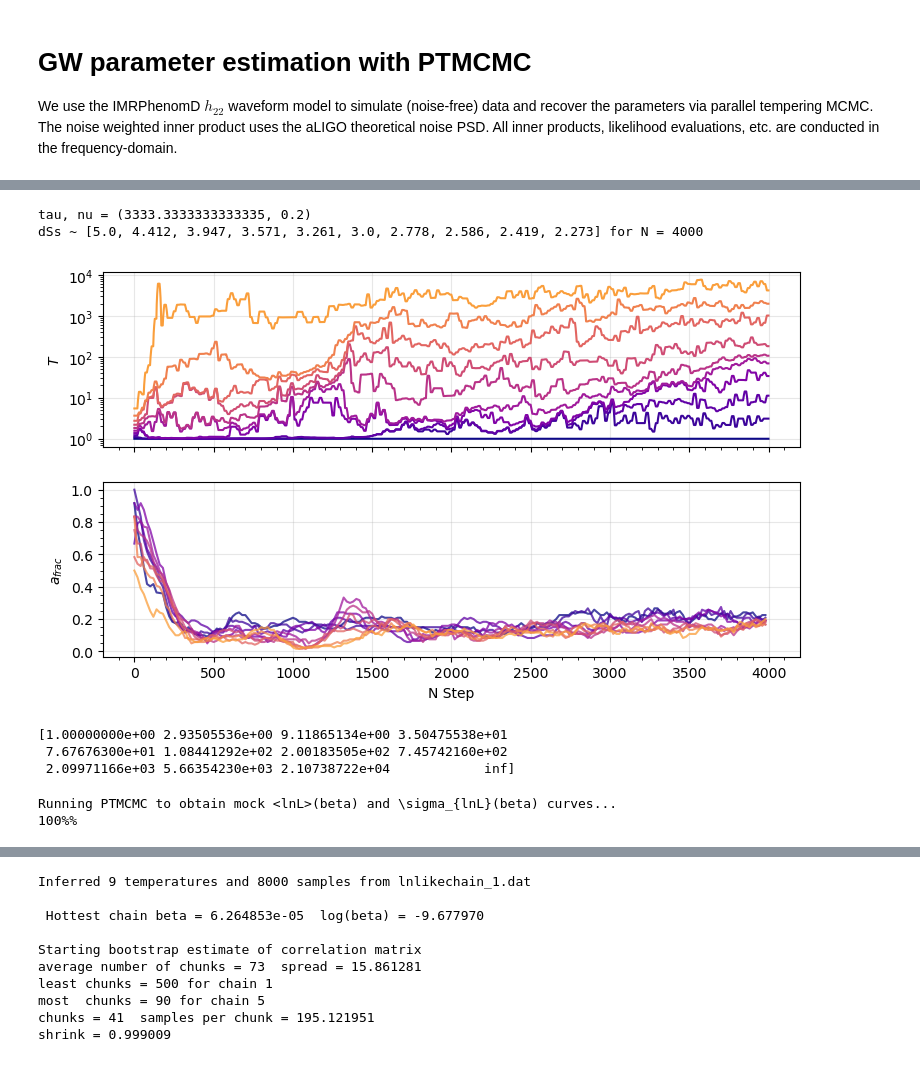
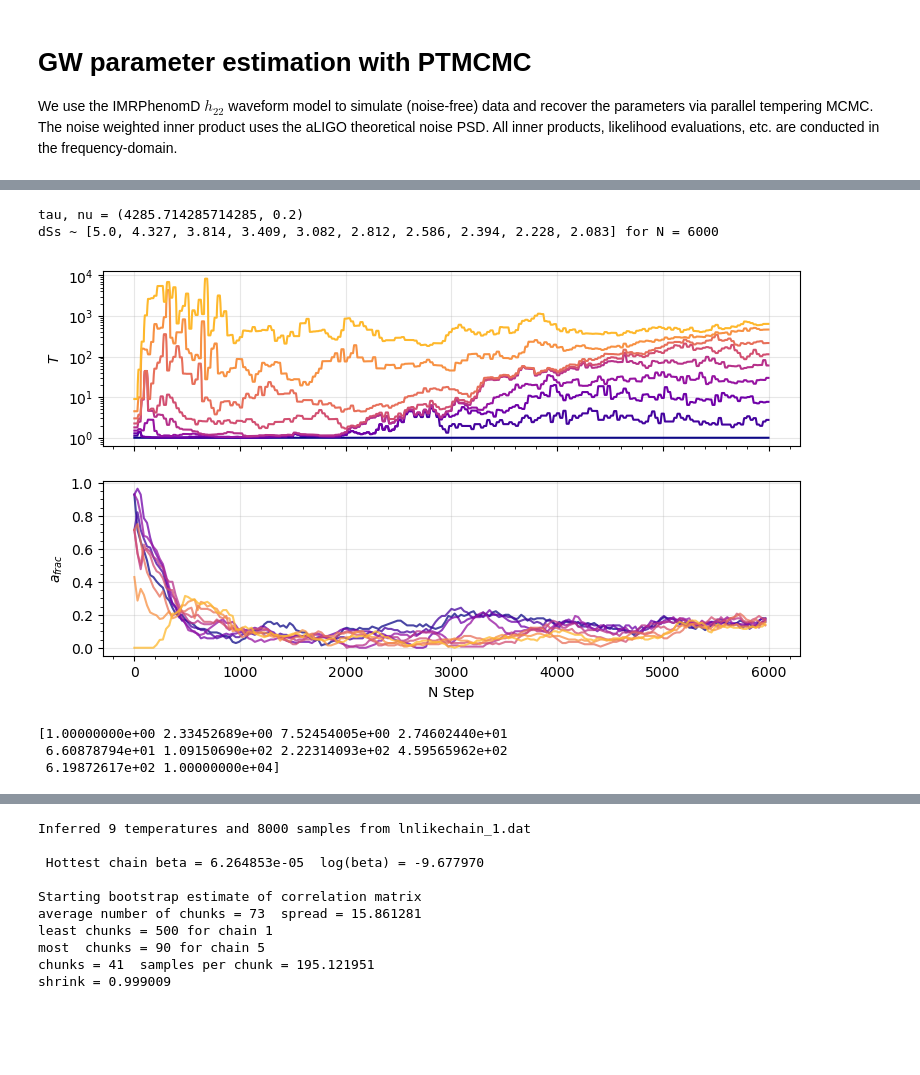
Before and after one commit to jimmy-gw/GWTails_ParameterEstimation, a Jupyter notebook: TAILSvsNOTAILS_MCMC.ipynb, the cells around one changed output, grey strips where cells are left out. Saved outputs shown, nothing was run; the diff lists cells and outputs as text; code cells hidden in the pictures; blank space fills up the shorter version.

```diff
--- a/TAILSvsNOTAILS_MCMC.ipynb
+++ b/TAILSvsNOTAILS_MCMC.ipynb
@@ -40,7 +26,7 @@ from matplotlib import colormaps
 ndim_ = wg.ndim
 nw = ndim_ * 2 # number of walkers per ensemble (2x ndim is a good rule of thumb)
 
-setup = (12, nw, 200, 20)
+setup = (10, nw, 200, 30)
 ntemps, nwalkers, nsweeps, nsteps = setup
 
 # Define adaptation parameters according to approximations in Vousden et al 2016 [doi:10.1093/mnras/stv2422]
@@ -59,21 +45,20 @@ print(f'tau, nu = {tau,nu}\ndSs ~ {[round(float(1/nu*(tau/(t+tau))),3) for t in
 # ^^ To optimize (if reddemcee doesn't already support the ability to change # of chains during adaptation),
 # loop ALL of this through a range of ntemps and analyze the results (Tmax, T0, etc.) to find the best one
 
-
-### Create PTSampler object
+## Create PTSampler object
 from likelihood import fast_lnprior as logprior
 from likelihood import loglike_untempered_unsuppressed as loglike
 
 sampler = reddemcee.PTSampler(nwalkers, ndim_, loglike, logprior,
-                              betas=np.linspace(1, 1e-5, ntemps), # Keep min beta at a small finite number to avoid divide-by-zero errors later
+                              betas=np.linspace(1, 1e-4, ntemps), # Keep min beta at a small finite number to avoid divide-by-zero errors later
                               adapt_tau=tau,
                               adapt_nu=nu,
                               adapt_mode='SAR')
 
 silent = sampler.run_mcmc(p0, nsweeps, nsteps, progress=True)
 # %% [output]
-tau, nu = (3333.3333333333335, 0.2)
-dSs ~ [5.0, 4.412, 3.947, 3.571, 3.261, 3.0, 2.778, 2.586, 2.419, 2.273] for N = 4000
+tau, nu = (4285.714285714285, 0.2)
+dSs ~ [5.0, 4.327, 3.814, 3.409, 3.082, 2.812, 2.586, 2.394, 2.228, 2.083] for N = 6000
 # %%
 ## Helper functions to olot adaptation of temperatures and acceptance rates
 cmap_plasma = colormaps['plasma']
@@ -94,48 +79,41 @@ def plot_betas_ratios(sampler, setup):
 
     fig, axes = plt.subplots(2, 1, figsize=(9, 5), sharex=True)
 
-    for t in range(setup[0]-2):
+    for t in range(setup[0]-1):# -2):
         # PLOT BETAS
         y_bet = bh[t]
         axes[0].plot(running(1/y_bet), c=colors[t])
 
         # PLOT TS_ACCEPTANCE
         x0 = np.arange(setup[2]) * setup[3]
         y_tsw = running(rh[:, t])
         axes[1].plot(x0, y_tsw, alpha=0.75, color=colors[t])
 
     # plot options
     axes[0].set_ylabel(r"$T$")
     axes[1].set_ylabel(r"$a_{frac}$")
     axes[1].set_xlabel("N Step")
     #axes[0].set_xscale('log')
     axes[0].set_yscale('log')
     axes[0].grid(alpha=0.3)
     axes[1].grid(alpha=0.3)
     axes[0].minorticks_on()
     axes[1].minorticks_on()
 
 
     plt.show()
 
 plot_betas_ratios(sampler, setup)
 
 ### Collect temperature ladder
 # Get betas
 adapted_betas=sampler.get_betas()
 adapted_betas=adapted_betas[:,np.shape(adapted_betas)[1]-100:] # Cut off everything but the last 100 steps, when the temps are converged on Pacc~0.2
 adapted_betas=np.mean(adapted_betas[:,np.shape(adapted_betas)[1]-100:],axis=1) # Take mean from last 100 steps
 adapted_Ts=1./adapted_betas # Calculate Ts
 print(adapted_Ts)
 # %% [output]
-[figure, old version]
+[figure, new version]
-[1.00000000e+00 2.93505536e+00 9.11865134e+00 3.50475538e+01
- 7.67676300e+01 1.08441292e+02 2.00183505e+02 7.45742160e+02
- 2.09971166e+03 5.66354230e+03 2.10738722e+04            inf]
+[1.00000000e+00 2.33452689e+00 7.52454005e+00 2.74602440e+01
+ 6.60878794e+01 1.09150690e+02 2.22314093e+02 4.59565962e+02
+ 6.19872617e+02 1.00000000e+04]
-# %%
-### My (crappy) Adaptive ladder spacing
-# Save <lnL> and \sigma_{lnL} estimates globally
-tl_akima, avg_lnlikes_akima, lnlikes_stdevs_akima = lmcmc.construct_roughTIdata(2, 25, 10000)
-# %% [output]
-Running PTMCMC to obtain mock <lnL>(beta) and \sigma_{lnL}(beta) curves...
-100%%
```
Also changed, not shown: parts of 5 cells of this notebook, 8 other files.
